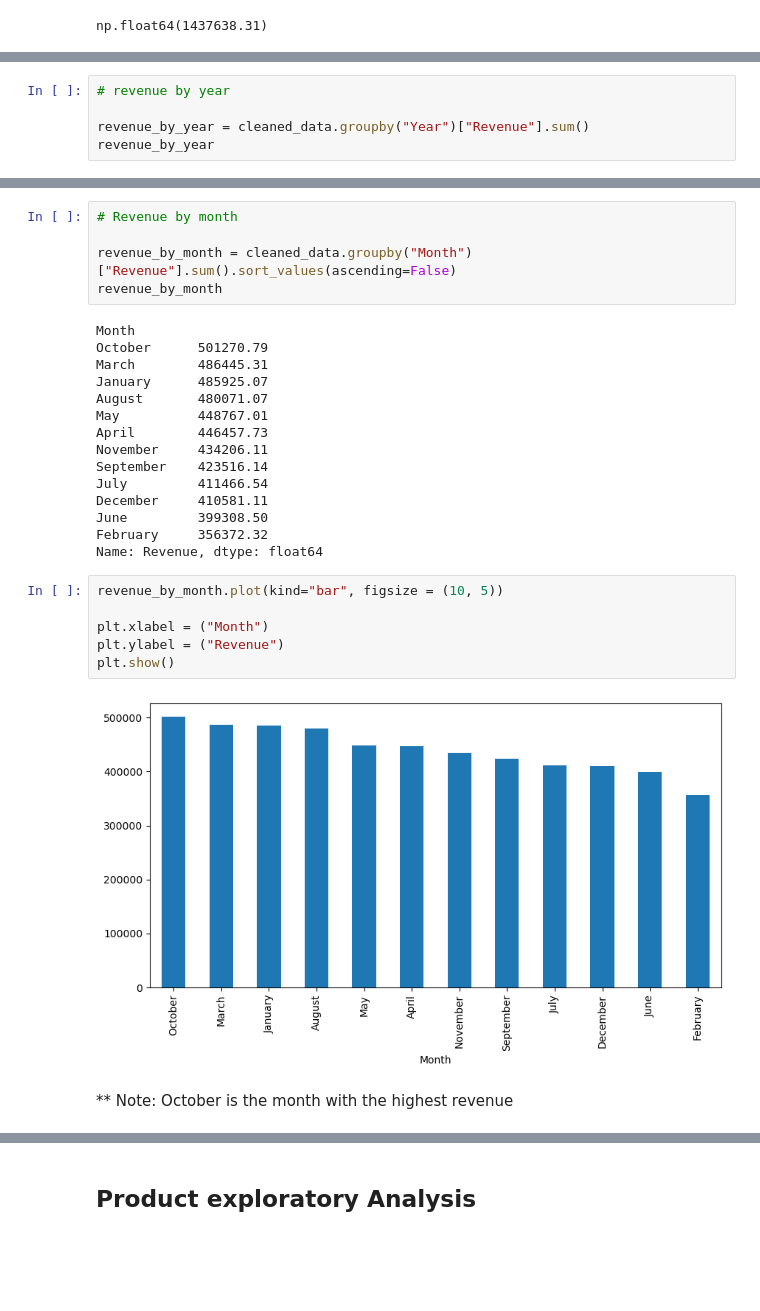
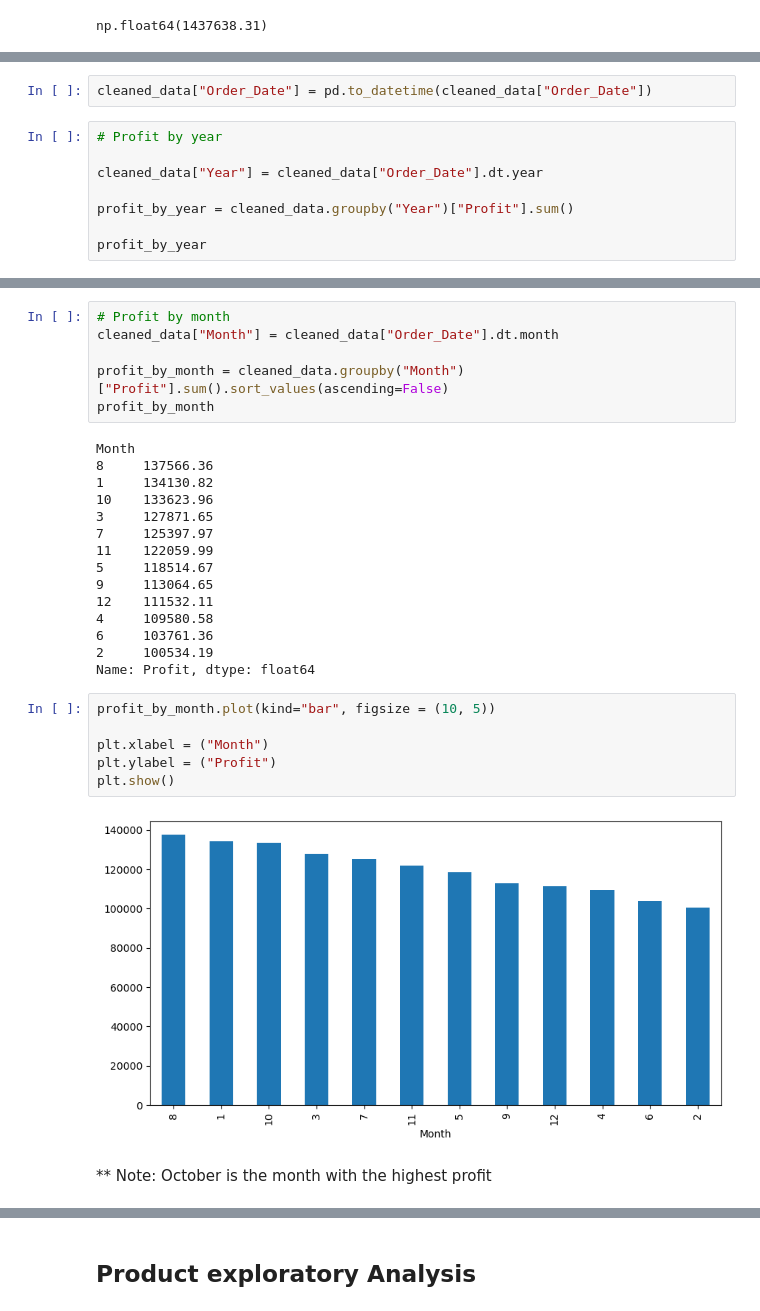
Before and after one commit to DVictor101/Global-Ecommerce-Sales, a Jupyter notebook: notebooks/E_D_A.ipynb, the cells around one changed output, grey strips where cells are left out. Cells and saved outputs as stored; diff of their text form; blank space fills up the shorter version.

```diff
--- a/notebooks/E_D_A.ipynb
+++ b/notebooks/E_D_A.ipynb
@@ -112,7 +122,12 @@ cleaned_data.head(2)
+# %%
+cleaned_data["Order_Date"] = pd.to_datetime(cleaned_data["Order_Date"])
 # %%
-# revenue by year
+# Profit by year
 
-revenue_by_year = cleaned_data.groupby("Year")["Revenue"].sum()
-revenue_by_year
+cleaned_data["Year"] = cleaned_data["Order_Date"].dt.year
+
+profit_by_year = cleaned_data.groupby("Year")["Profit"].sum()
+
+profit_by_year
 # %% [output]
 Year
@@ -134,31 +149,32 @@ plt.show()
 # %%
-# Revenue by month
+# Profit by month
+cleaned_data["Month"] = cleaned_data["Order_Date"].dt.month
 
-revenue_by_month = cleaned_data.groupby("Month")["Revenue"].sum().sort_values(ascending=False)
-revenue_by_month
+profit_by_month = cleaned_data.groupby("Month")["Profit"].sum().sort_values(ascending=False)
+profit_by_month
 # %% [output]
 Month
-October      501270.79
-March        486445.31
-January      485925.07
-August       480071.07
-May          448767.01
-April        446457.73
-November     434206.11
-September    423516.14
-July         411466.54
-December     410581.11
-June         399308.50
-February     356372.32
-Name: Revenue, dtype: float64
+8     137566.36
+1     134130.82
+10    133623.96
+3     127871.65
+7     125397.97
+11    122059.99
+5     118514.67
+9     113064.65
+12    111532.11
+4     109580.58
+6     103761.36
+2     100534.19
+Name: Profit, dtype: float64
 # %%
-revenue_by_month.plot(kind="bar", figsize = (10, 5))
+profit_by_month.plot(kind="bar", figsize = (10, 5))
 
 plt.xlabel = ("Month")
-plt.ylabel = ("Revenue")
+plt.ylabel = ("Profit")
 plt.show()
 # %% [output]
-[figure, old version]
+[figure, new version]
 # %% [markdown]
-** Note: October is the month with the highest revenue
+** Note: October is the month with the highest profit
 # %%
```
Also changed, not shown: parts of 41 cells of this notebook, 26 other files.
